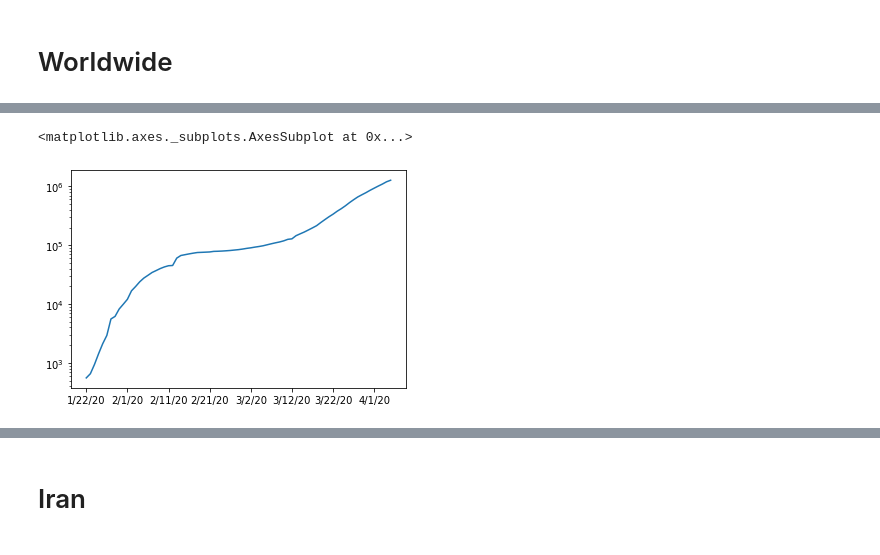
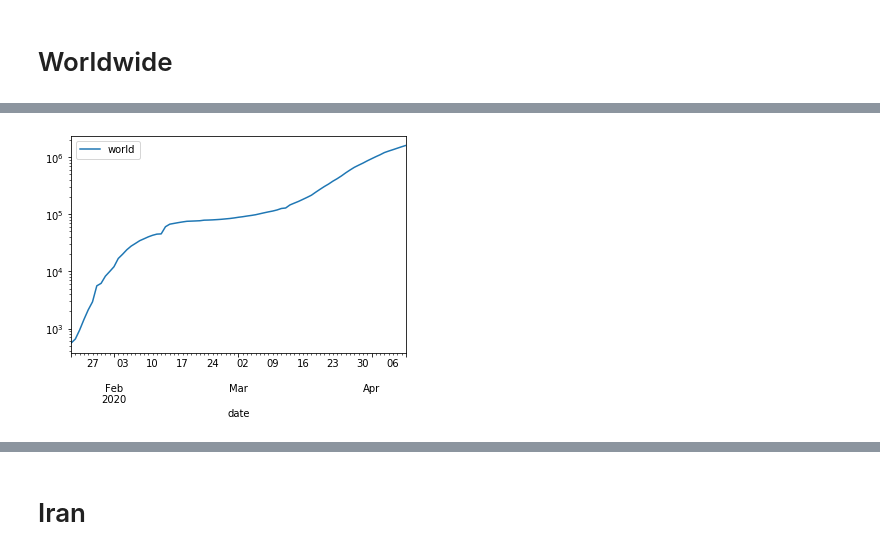
Before and after one commit to jpmieville/COVID-19_data_analyis, a Jupyter notebook: covid19_world.ipynb, the cells around one changed output, grey strips where cells are left out. Saved outputs shown, nothing was run; the diff lists cells and outputs as text; code cells hidden in the pictures.

```diff
--- a/covid19_world.ipynb
+++ b/covid19_world.ipynb
@@ -225,0 +206,8 @@ df4.plot(logy=True, logx=True)
+# %%
+world["day_of_year"] = world.index.dayofyear
+# %%
+world.reset_index(inplace=True)
+# %%
+world.columns = ["date", "world", "day_of_year"]
+# %%
+world.set_index(["date", "day_of_year"], inplace=True)
@@ -226,5 +218,4 @@ df4.plot(logy=True, logx=True)
 # %%
-df4.plot(logy=True)
+plot_data(world, logy=True)
 # %% [output]
-<matplotlib.axes._subplots.AxesSubplot at 0x...>
-[figure, old version]
+[figure, new version]
```
Also changed, not shown: parts of 108 cells of this notebook.
